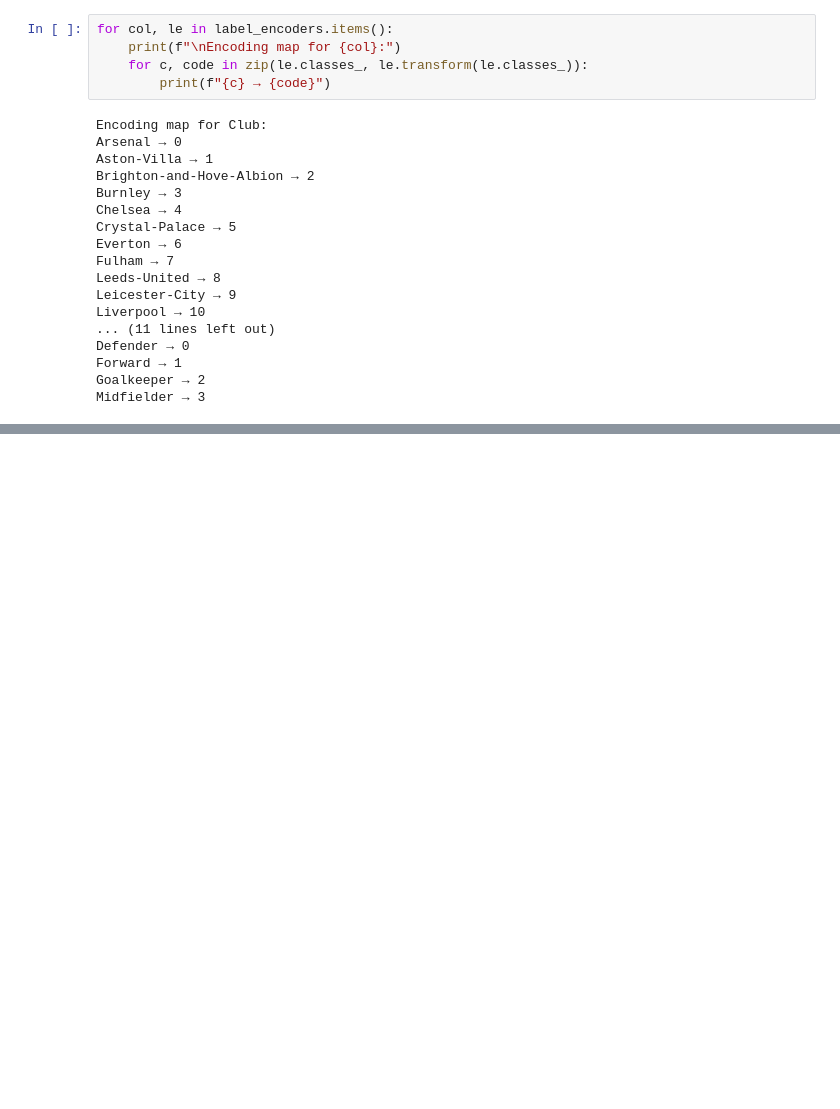
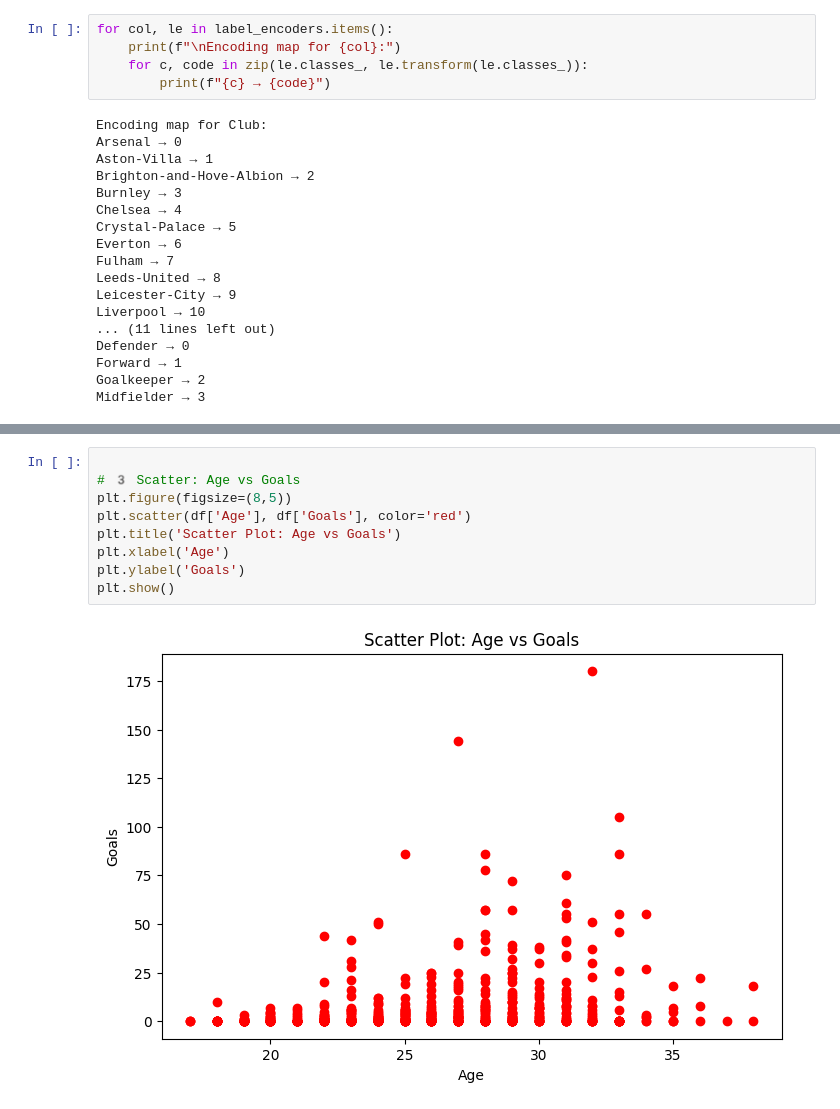
Before and after one commit to springboardmentor1979b-cmyk/ScoreSight---Predicting-EPL-Points-Tally-Top-Scorer, a Jupyter notebook: HitanshuEPLPrediction.ipynb, the cells around one changed output, grey strips where cells are left out. Drawn from its saved outputs; the diff is of its cells as text; blank space fills up the shorter version.

```diff
--- a/HitanshuEPLPrediction.ipynb
+++ b/HitanshuEPLPrediction.ipynb
@@ -294,0 +326,11 @@ Midfielder → 3
+# %%
+
+# 3️ Scatter: Age vs Goals
+plt.figure(figsize=(8,5))
+plt.scatter(df['Age'], df['Goals'], color='red')
+plt.title('Scatter Plot: Age vs Goals')
+plt.xlabel('Age')
+plt.ylabel('Goals')
+plt.show()
+# %% [output]
+[figure, added]
```
Also changed, not shown: parts of 14 cells of this notebook.
